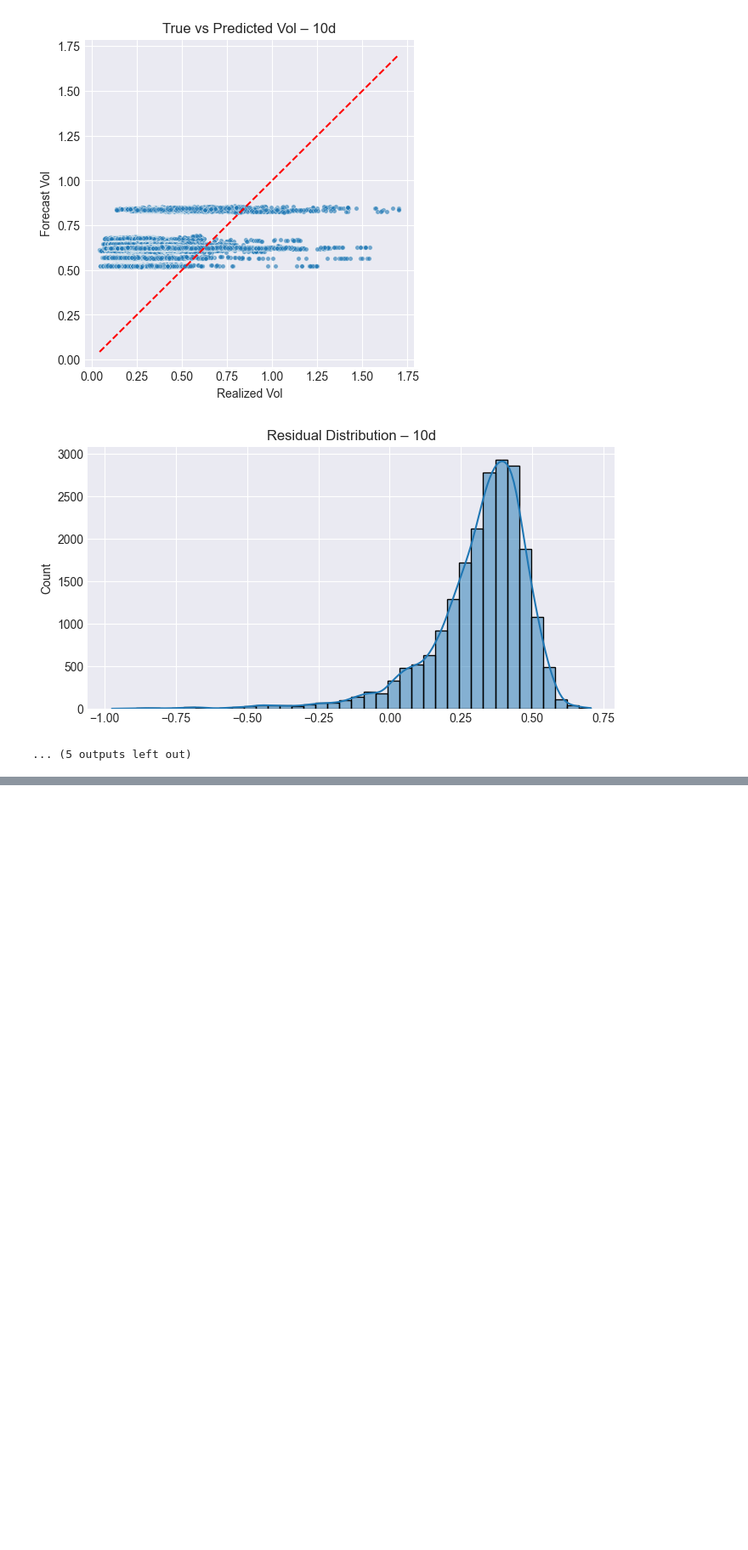
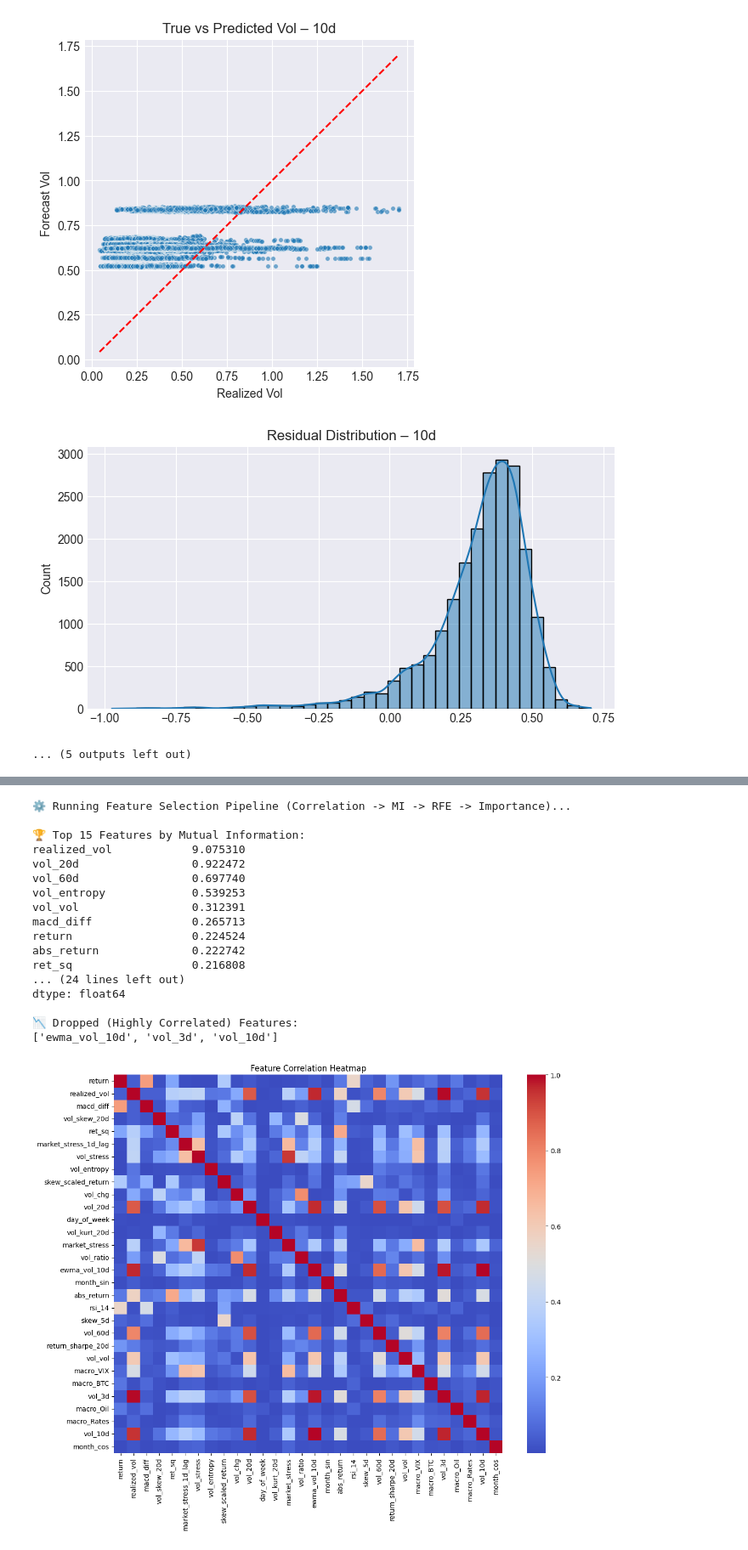
Before and after one commit to rahulmkarthik/VolSense, a Jupyter notebook: notebooks/test_api.ipynb, the cells around one changed output, grey strips where cells are left out. Shown at 85% size. Cells and saved outputs as stored; diff of their text form; code cells hidden in the pictures; blank space fills up the shorter version.

```diff
--- a/notebooks/test_api.ipynb
+++ b/notebooks/test_api.ipynb
@@ -372,0 +321,3 @@ except Exception as e:
+# %%
+df = pd.read_csv("../data/processed/master_lstm_dataset.csv")
+print(df.columns)
@@ -372,0 +330,6 @@ except Exception as e:
+# %%
+from volsense_core.data.feature_engineering import build_features
+
+df = build_features(df, include_macro=True)
+
+print(df.columns)
@@ -372,0 +371,49 @@ except Exception as e:
+# %%
+import pandas as pd
+from volsense_core.evaluation import feature_selection as fs  # Your uploaded module
+
+# 2. Filter for Feature Selection
+# We use a random sample of 50,000 rows to speed up the complex algorithms (RFE/Forest)
+# and ensure we don't overfit to a specific timeframe.
+sample_df = df.sample(n=min(50000, len(df)), random_state=42).sort_values(["ticker", "date"])
+
+# 3. Run the Ranking Pipeline
+print("⚙️ Running Feature Selection Pipeline (Correlation -> MI -> RFE -> Importance)...")
+rankings = fs.rank_features(
+    sample_df,
+    target_col="realized_vol_log",
+    corr_thresh=0.95,
+    top_n=20
+)
+
+# 4. Display Results
+print("\n🏆 Top 15 Features by Mutual Information:")
+print(rankings["mutual_info"].head(15))
+
+print("\n🤖 Top 15 Features by Model Importance (Random Forest):")
+print(rankings["model_importance"].head(15))
+
+print("\n📉 Dropped (Highly Correlated) Features:")
+print(rankings["dropped_correlated"])
+
+# 5. Visualize Correlation
+fs.plot_feature_heatmap(rankings["correlation_matrix"])
+# %% [output]
+⚙️ Running Feature Selection Pipeline (Correlation -> MI -> RFE -> Importance)...
+
+🏆 Top 15 Features by Mutual Information:
+realized_vol            9.075310
+vol_20d                 0.922472
+vol_60d                 0.697740
+vol_entropy             0.539253
+vol_vol                 0.312391
+macd_diff               0.265713
+return                  0.224524
+abs_return              0.222742
+ret_sq                  0.216808
+... (24 lines left out)
+dtype: float64
+
+📉 Dropped (Highly Correlated) Features:
+['ewma_vol_10d', 'vol_3d', 'vol_10d']
+[figure, added]
```
Also changed, not shown: parts of 6 cells of this notebook, 1 other file.
